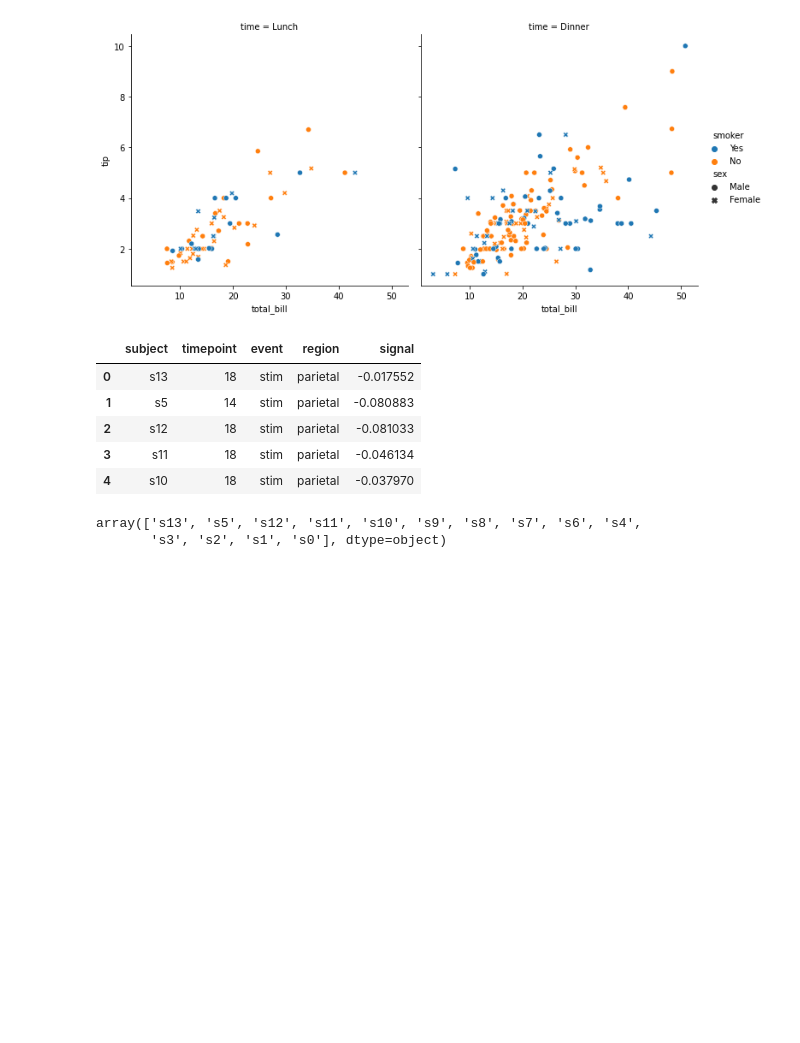
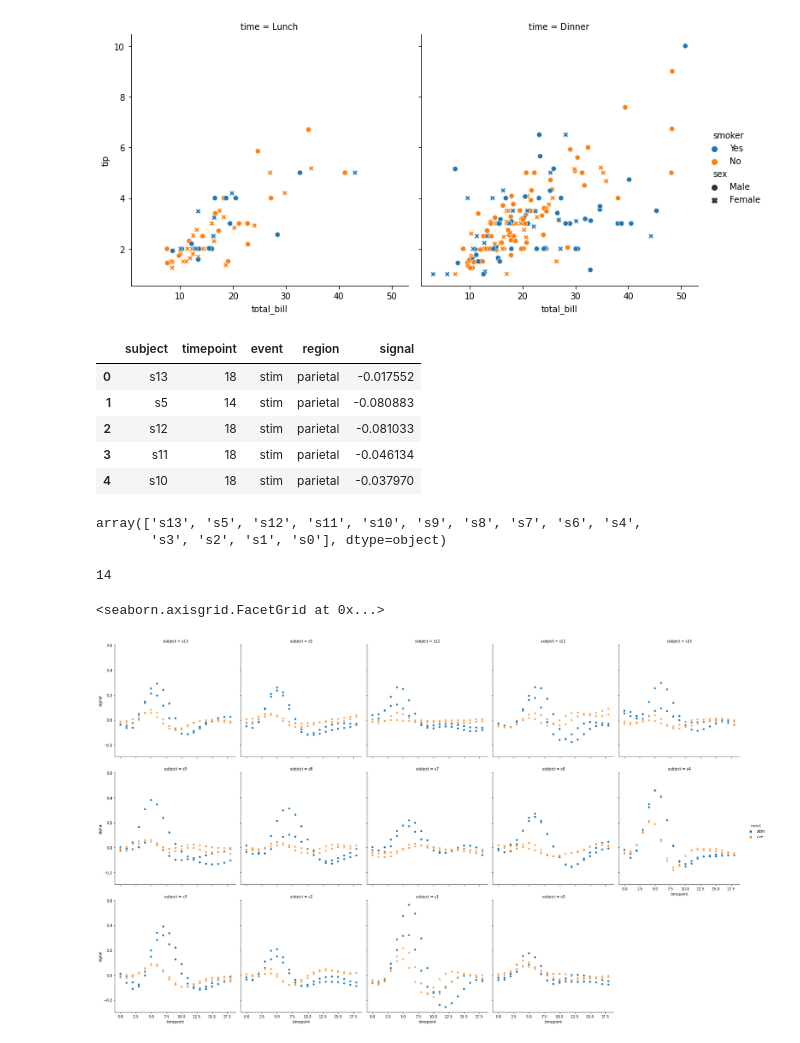
Before and after one commit to mirpouya/Basics-of-ML, a Jupyter notebook: Intermediate_Seaborn.ipynb, the cells around one changed output. Drawn from its saved outputs; the diff is of its cells as text; code cells hidden in the pictures; blank space fills up the shorter version.

```diff
--- a/Intermediate_Seaborn.ipynb
+++ b/Intermediate_Seaborn.ipynb
@@ -136,3 +136,12 @@ fmri_data["subject"].unique()
 # %% [output]
 array(['s13', 's5', 's12', 's11', 's10', 's9', 's8', 's7', 's6', 's4',
        's3', 's2', 's1', 's0'], dtype=object)
+# %%
+len(fmri_data["subject"].unique())
+# %% [output]
+14
+# %%
+sns.relplot(x="timepoint", y="signal", hue="event", style="event", col="subject", col_wrap=5, data=fmri_data)
+# %% [output]
+<seaborn.axisgrid.FacetGrid at 0x...>
+[figure, added]
```
Also changed, not shown: parts of 2 cells of this notebook.
